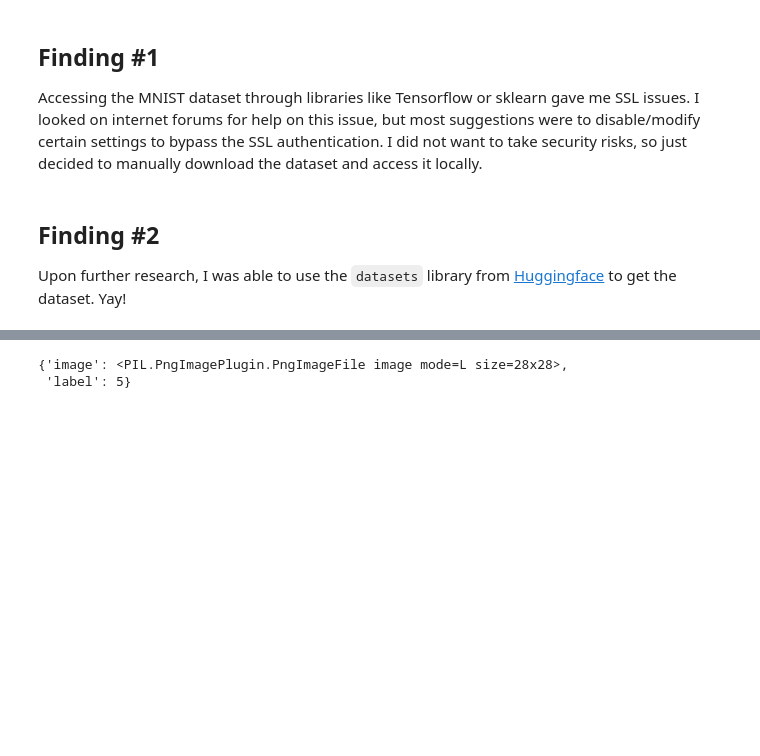
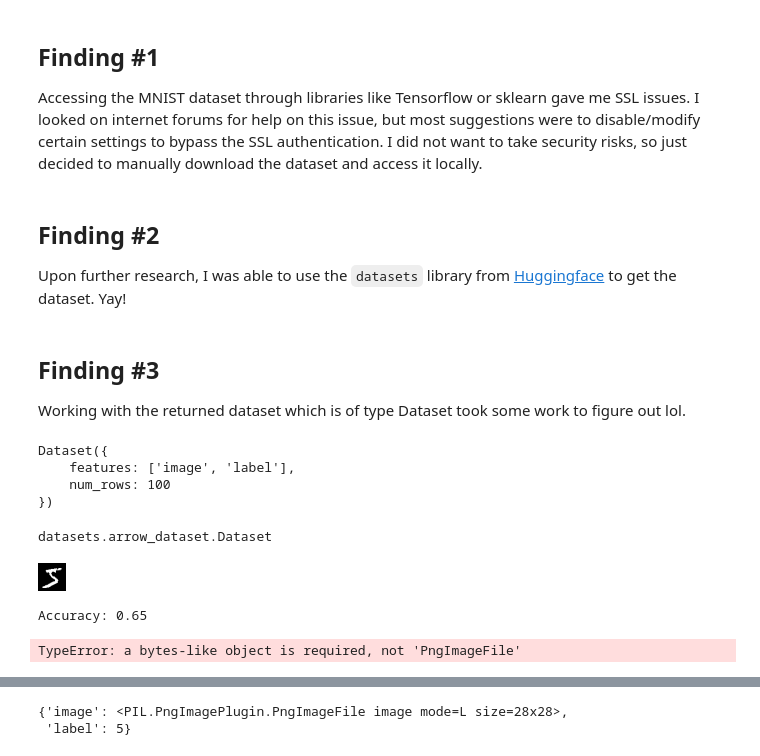
Before and after one commit to awesomecosmos/my-computer-vision-experiments, a Jupyter notebook: code/experiments.ipynb, the cells around one changed output, grey strips where cells are left out. Cells and saved outputs as stored; diff of their text form; code cells hidden in the pictures; blank space fills up the shorter version.

Commit message:
added finding#3

```diff
--- a/code/experiments.ipynb
+++ b/code/experiments.ipynb
@@ -16 +22,20 @@ from datasets import load_dataset
 dataset = load_dataset("mnist", split="train[:100]")
+# %% [markdown]
+## Finding #3
+
+Working with the returned dataset which is of type Dataset took some work to figure out lol.
+# %%
+dataset
+# %% [output]
+Dataset({
+    features: ['image', 'label'],
+    num_rows: 100
+})
+# %%
+type(dataset)
+# %% [output]
+datasets.arrow_dataset.Dataset
+# %%
+dataset[0]["image"]
+# %% [output]
+[figure, added]
@@ -16,0 +48,34 @@ dataset = load_dataset("mnist", split="train[:100]")
+# %%
+# Convert images to numpy arrays
+X_train_np = np.array([np.array(image) for image in X_train])
+X_test_np = np.array([np.array(image) for image in X_test])
+
+# Flatten and scale the pixel values (if necessary)
+# For MNIST, the pixel values are typically already scaled to [0, 1] range
+
+# Flatten the images
+X_train_flat = X_train_np.reshape(len(X_train_np), -1)
+X_test_flat = X_test_np.reshape(len(X_test_np), -1)
+
+# Train logistic regression model
+logreg = LogisticRegression(max_iter=100)
+logreg.fit(X_train_flat, y_train)
+
+# Predict and evaluate
+y_pred = logreg.predict(X_test_flat)
+accuracy = accuracy_score(y_test, y_pred)
+print("Accuracy:", accuracy)
+# %% [output]
+Accuracy: 0.65
+# %%
+# Preprocess the data
+X = dataset['image']
+y = dataset['label']
+
+# Convert PNG images to numpy arrays
+X_arrays = np.array([np.array(Image.open(io.BytesIO(image))) for image in X])
+
+# Flatten and scale the pixel values
+X_flat = [image.flatten() / 255.0 for image in X_arrays]
+# %% [output]
+TypeError: a bytes-like object is required, not 'PngImageFile'
```
Also changed, not shown: parts of 8 cells of this notebook.
